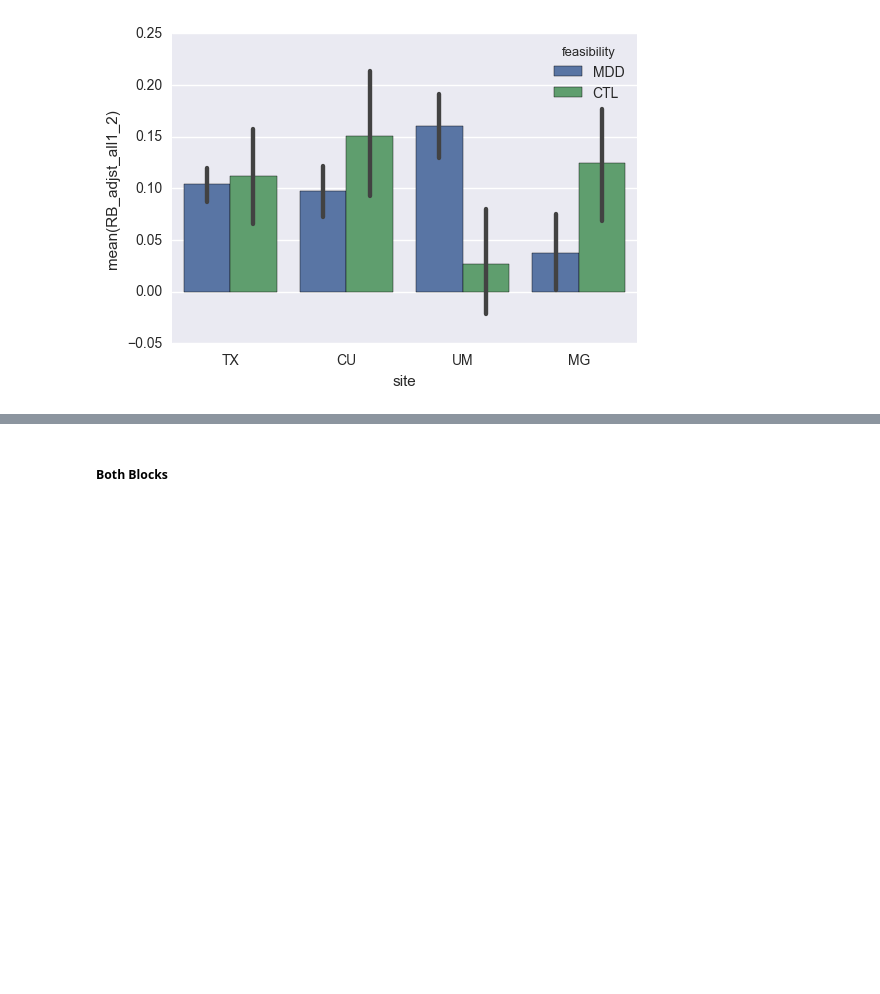
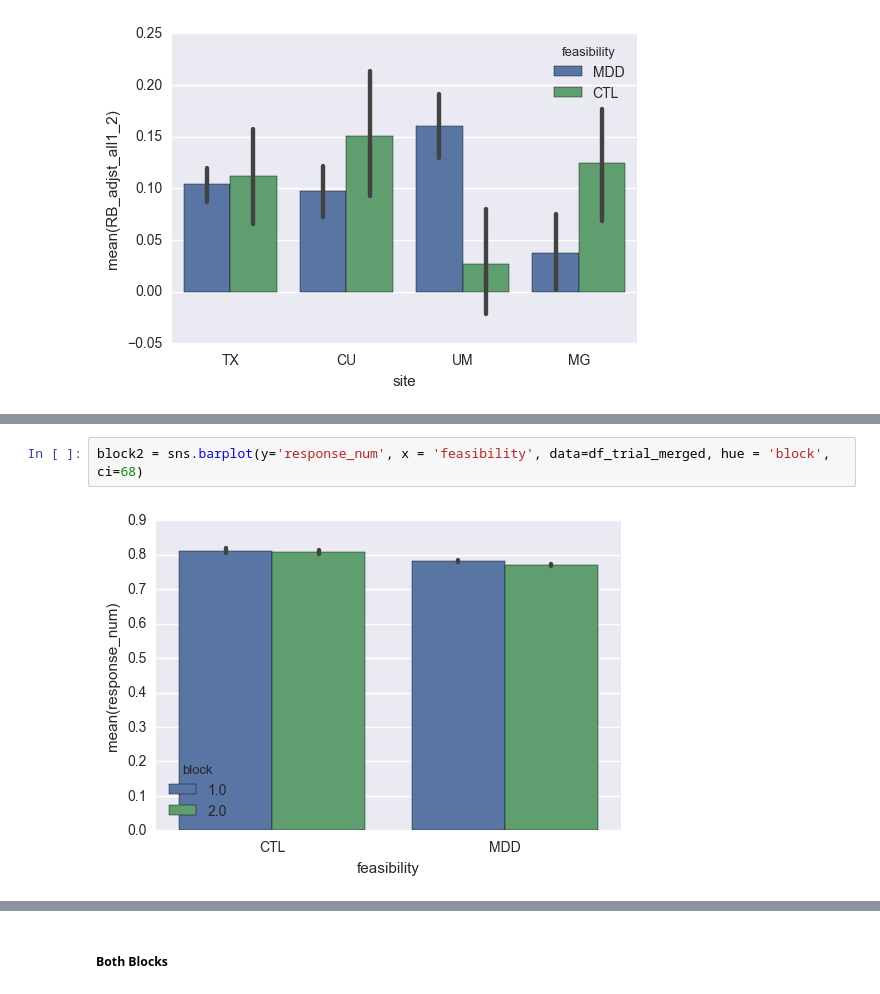
Before and after one commit to vlawlor/EMBARC-PRT, a Jupyter notebook: PRT_Prettier.ipynb, the cells around one changed output, grey strips where cells are left out. Drawn from its saved outputs; the diff is of its cells as text; blank space fills up the shorter version.

Commit message:
starting to look at blocks, length

```diff
--- a/PRT_Prettier.ipynb
+++ b/PRT_Prettier.ipynb
@@ -510,0 +554,4 @@ $`Levene's Test for Homogeneity of Variance`
+# %%
+block2 = sns.barplot(y='response_num', x = 'feasibility', data=df_trial_merged, hue = 'block', ci=68)
+# %% [output]
+[figure, added]
```
Also changed, not shown: parts of 27 cells of this notebook.
